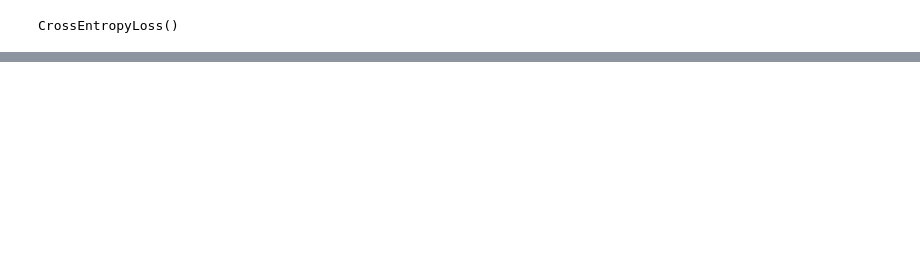
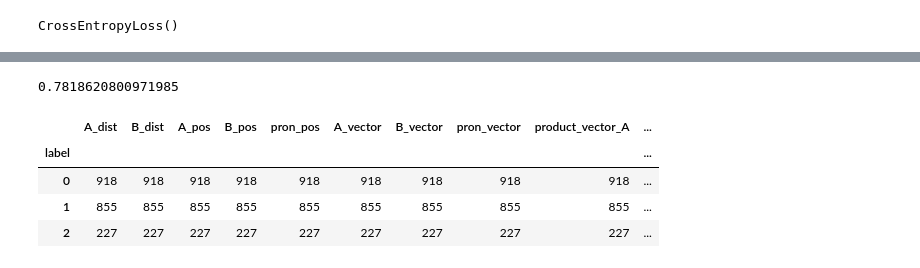
Before and after one commit to bxclib2/kaggle-gender-coref, a Jupyter notebook: part4_base_line_model_with_PPA.ipynb, the cells around one changed output, grey strips where cells are left out. Cells and saved outputs as stored; diff of their text form; code cells hidden in the pictures; blank space fills up the shorter version.

```diff
--- a/part4_base_line_model_with_PPA.ipynb
+++ b/part4_base_line_model_with_PPA.ipynb
@@ -213,0 +283,12 @@ compute_loss(sub_df,test_data)
+# %%
+compute_loss(sub_df,test_data)
+# %% [output]
+0.7818620800971985
+# %%
+train_data.groupby("label").count()
+# %% [output]
+|  | A_dist | B_dist | A_pos | B_pos | pron_pos | A_vector | B_vector | pron_vector | product_vector_A | ... |
+| label |  |  |  |  |  |  |  |  |  | ... |
+| 0 | 918 | 918 | 918 | 918 | 918 | 918 | 918 | 918 | 918 | ... |
+| 1 | 855 | 855 | 855 | 855 | 855 | 855 | 855 | 855 | 855 | ... |
+| 2 | 227 | 227 | 227 | 227 | 227 | 227 | 227 | 227 | 227 | ... |
```
Also changed, not shown: parts of 28 cells of this notebook.
